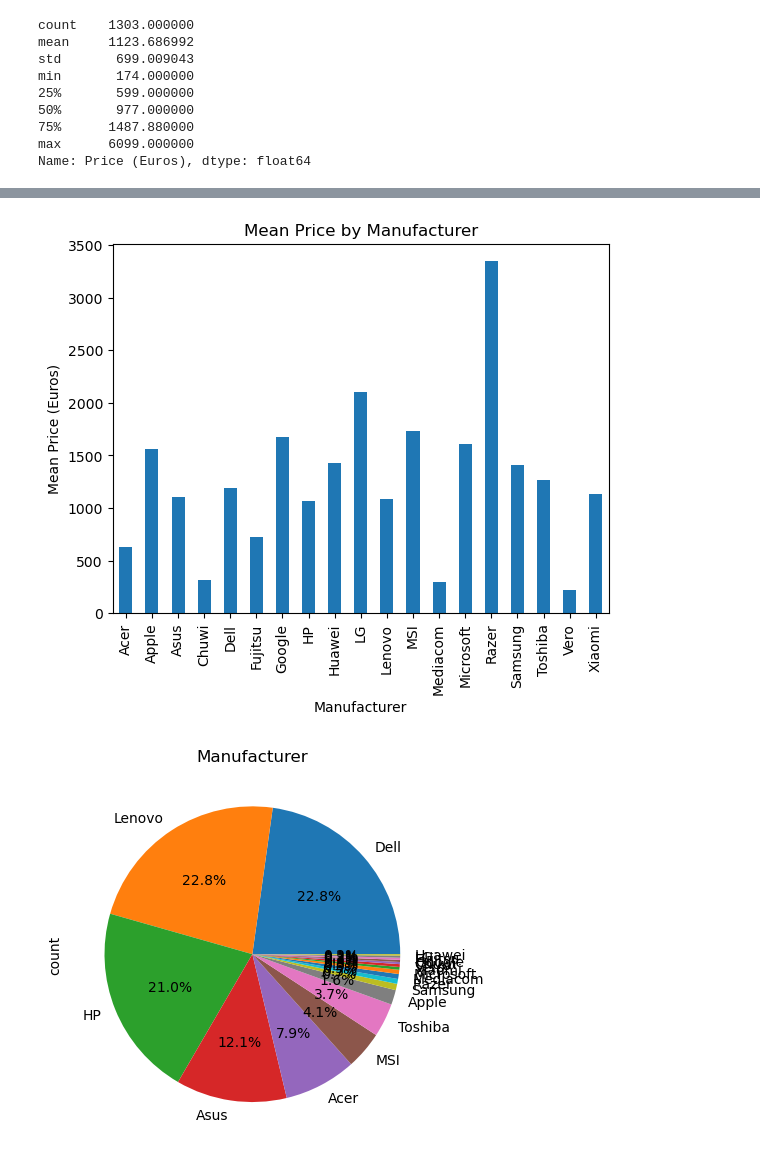
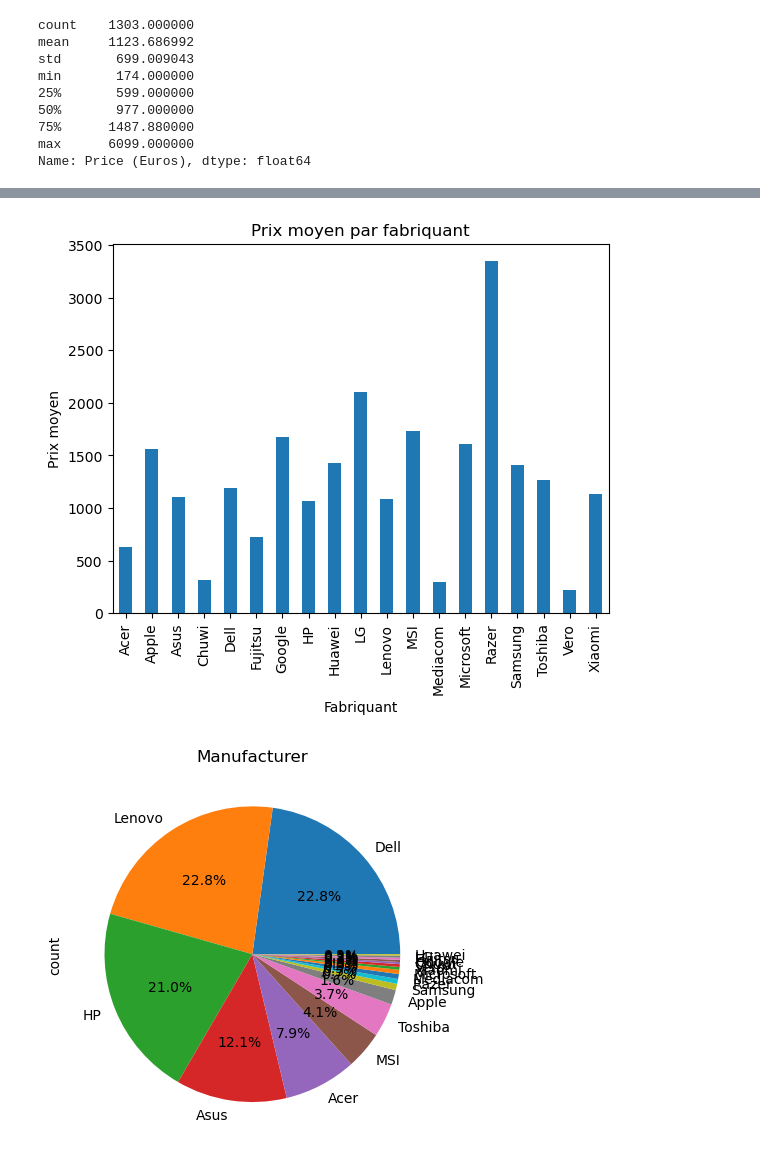
Before and after one commit to SnowZucc/Laptops-Data-Regression, a Jupyter notebook: data_analysis.ipynb, the cells around one changed output, grey strips where cells are left out. Saved outputs shown, nothing was run; the diff lists cells and outputs as text; code cells hidden in the pictures.

```diff
--- a/data_analysis.ipynb
+++ b/data_analysis.ipynb
@@ -68,14 +287,13 @@ Name: Price (Euros), dtype: float64
 # %%
-# group the data by manufacturer and calculate the mean price for each group
+# Regroupement des données par fabriquant et calcul du prix moyen pour chacun
 manufacturer_mean_price = laptop_data.groupby('Manufacturer')['Price (Euros)'].mean()
 
-# plot the mean price by manufacturer
 manufacturer_mean_price.plot(kind='bar')
-plt.xlabel('Manufacturer')
-plt.ylabel('Mean Price (Euros)')
-plt.title('Mean Price by Manufacturer')
+plt.xlabel('Fabriquant')
+plt.ylabel('Prix moyen')
+plt.title('Prix moyen par fabriquant')
 plt.show()
 # %% [output]
-[figure, old version]
+[figure, new version]
 # %%
 for column in laptop_data.columns:
```
Also changed, not shown: parts of 69 cells of this notebook.
